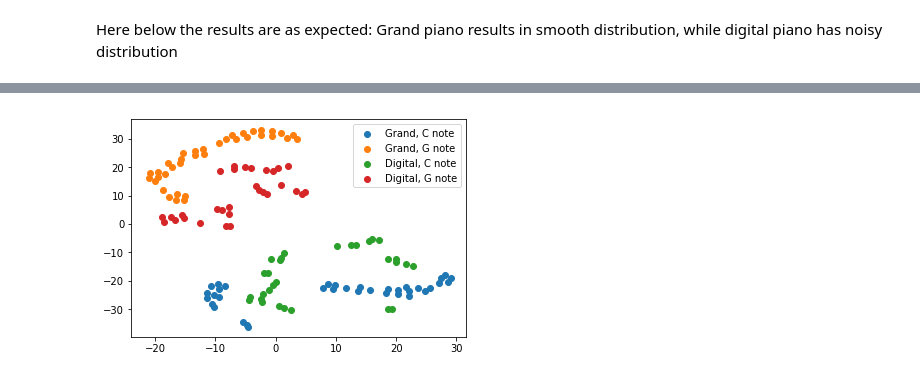
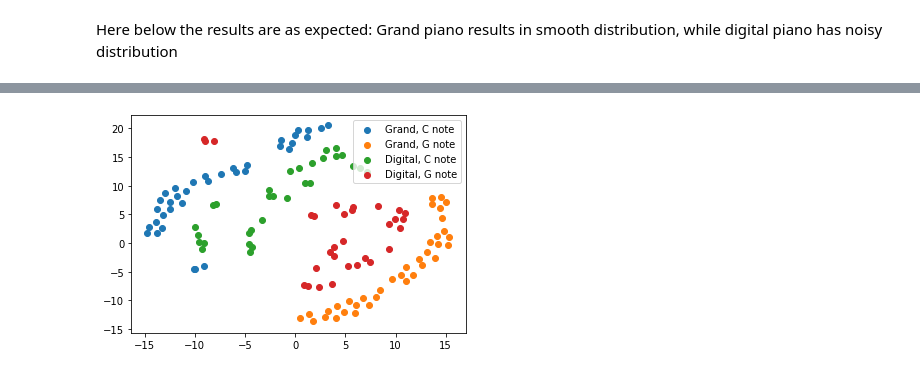
Before and after one commit to ilee102/AI-Piano, a Jupyter notebook: Exploration.ipynb, the cells around one changed output, grey strips where cells are left out. Saved outputs shown, nothing was run; the diff lists cells and outputs as text; code cells hidden in the pictures.

```diff
--- a/Exploration.ipynb
+++ b/Exploration.ipynb
@@ -201,10 +244,10 @@ plot_components(features_pca, labels, separate=True)
 # %%
 # Plotting with T-SNE
 # Expecting four clusters; will some cluster, will some clusters be discretized?
 
 from sklearn.manifold import TSNE
-model = TSNE(n_components=2, perplexity=10) # try different perplexities 10..50 for different views
+model = TSNE(n_components=2, perplexity=20) # try different perplexities 10..50 for different views
 features_tsne = model.fit_transform(features)
 plot_components(features_tsne, labels)
 # %% [output]
-[figure, old version]
+[figure, new version]
```
Also changed, not shown: parts of 7 cells of this notebook.
